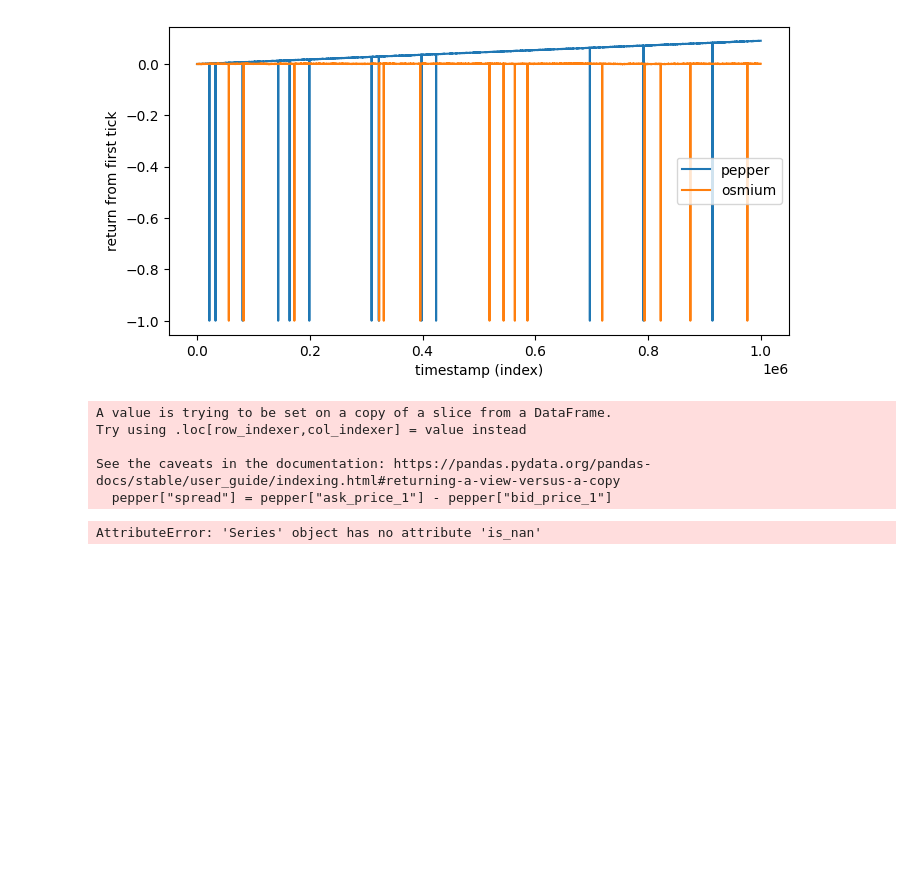
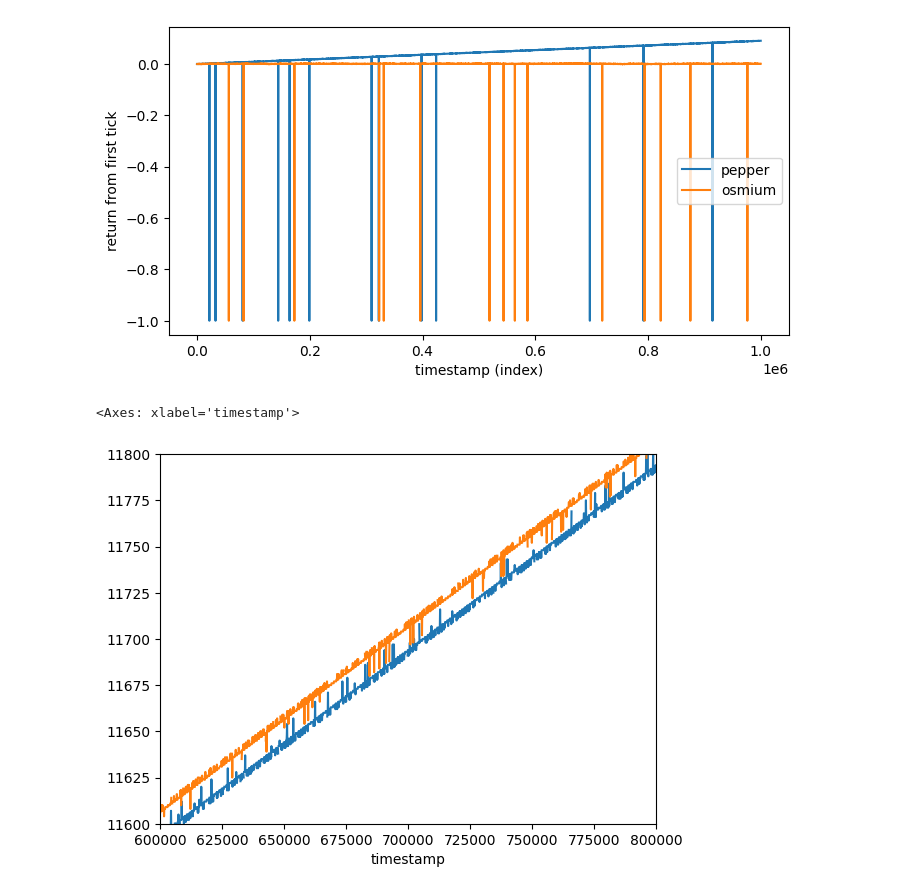
Before and after one commit to ATMmonitor667/IMC-Prosperity-Challenge, a Jupyter notebook: ROUND2/notebooks/analysis.ipynb, the cells around one changed output. Drawn from its saved outputs; the diff is of its cells as text; code cells hidden in the pictures; blank space fills up the shorter version.

Commit message:
currently analyzing possible data points

```diff
--- a/ROUND2/notebooks/analysis.ipynb
+++ b/ROUND2/notebooks/analysis.ipynb
@@ -59,29 +59,10 @@ plt.show()
 [figure]
 [figure]
 # %%
-# Spread = ask - bid (positive when book is normal)
-pepper["spread"] = pepper["ask_price_1"] - pepper["bid_price_1"]
-
-'''fig, ax = plt.subplots(figsize=(10, 4))
-pepper["bid_price_1"].plot(ax=ax, label="bid_1")
-pepper["ask_price_1"].plot(ax=ax, label="ask_1")
-ax.legend()
-ax.set_ylabel("price")
-plt.show()
-
-fig2, ax2 = plt.subplots(figsize=(10, 3))
-pepper["spread"].plot(ax=ax2)
-ax2.set_ylabel("spread (ask - bid)")
-plt.show()'''
-
-spread = pepper.spread
-
-spread.describe()
-spread.is_nan().sum()
+pepper.bid_price_1.plot()
+pepper.ask_price_1.plot()
+plt.xlim(600000, 800000)
+plt.ylim(11600, 11800)
 # %% [output]
-A value is trying to be set on a copy of a slice from a DataFrame.
-Try using .loc[row_indexer,col_indexer] = value instead
-
-See the caveats in the documentation: https://pandas.pydata.org/pandas-docs/stable/user_guide/indexing.html#returning-a-view-versus-a-copy
-  pepper["spread"] = pepper["ask_price_1"] - pepper["bid_price_1"]
+<Axes: xlabel='timestamp'>
-AttributeError: 'Series' object has no attribute 'is_nan'
+[figure, added]
```
Also changed, not shown: parts of 1 cell of this notebook, 1 other file.
